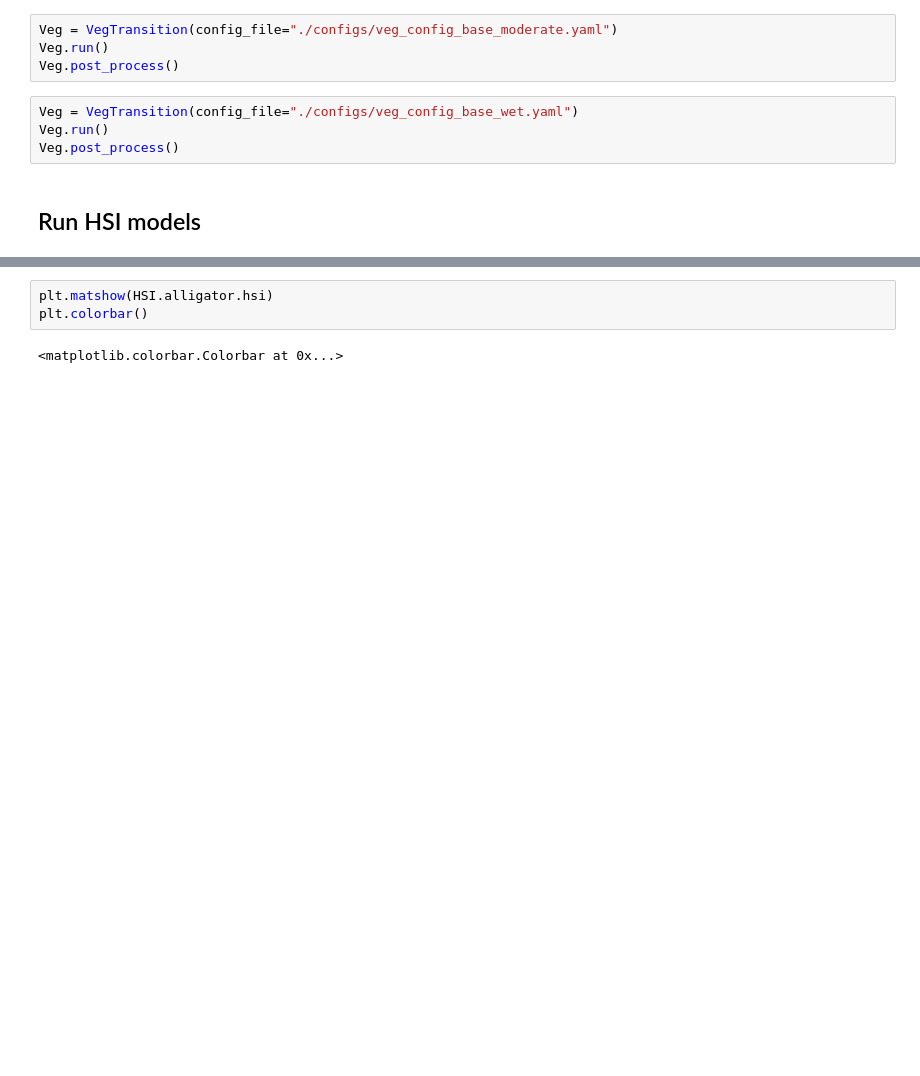
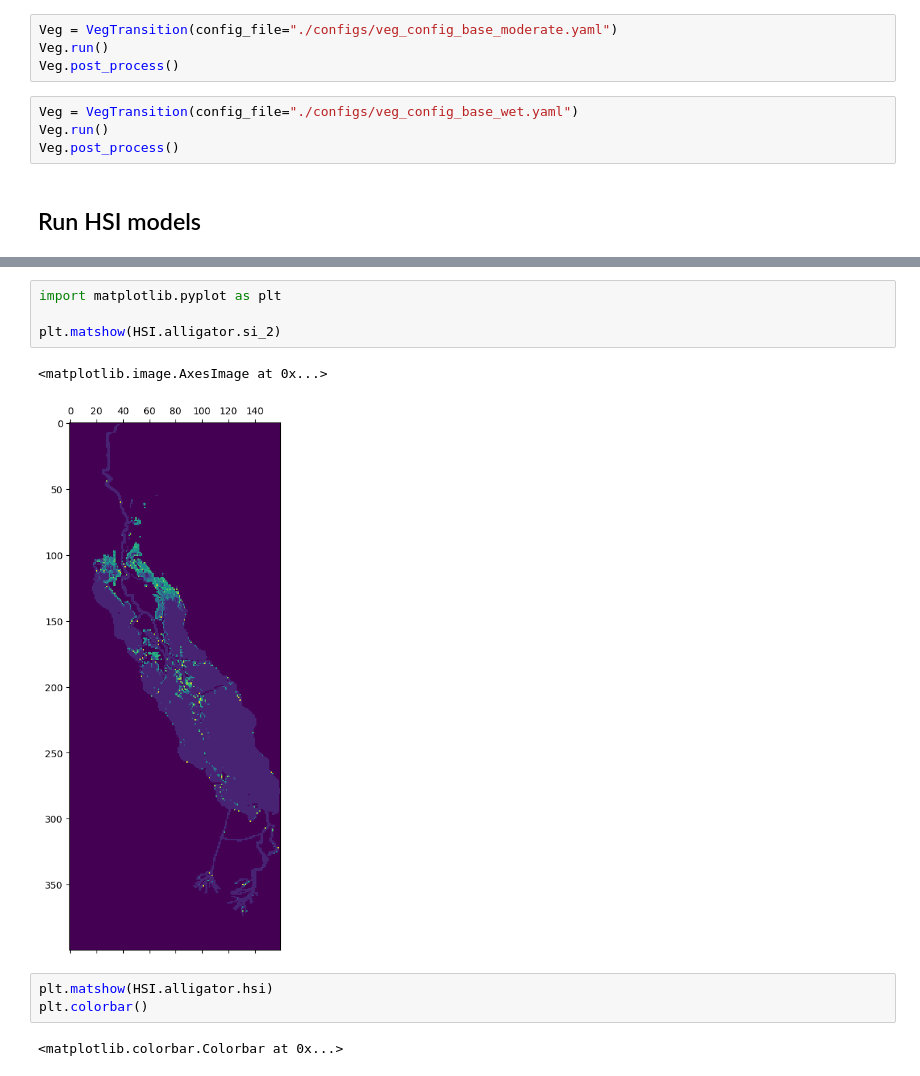
Before and after one commit to LynkerIntel/cpra-hsi, a Jupyter notebook: VegProcessor/run.ipynb, the cells around one changed output, grey strips where cells are left out. Saved outputs shown, nothing was run; the diff lists cells and outputs as text; blank space fills up the shorter version.

```diff
--- a/VegProcessor/run.ipynb
+++ b/VegProcessor/run.ipynb
@@ -187,3 +197,10 @@ INFO:HSI:Simulation complete
+# %%
+import matplotlib.pyplot as plt
+
+plt.matshow(HSI.alligator.si_2)
+# %% [output]
+<matplotlib.image.AxesImage at 0x...>
+[figure, added]
 # %%
 plt.matshow(HSI.alligator.hsi)
 plt.colorbar()
```
Also changed, not shown: parts of 3 cells of this notebook, 1 other file.
